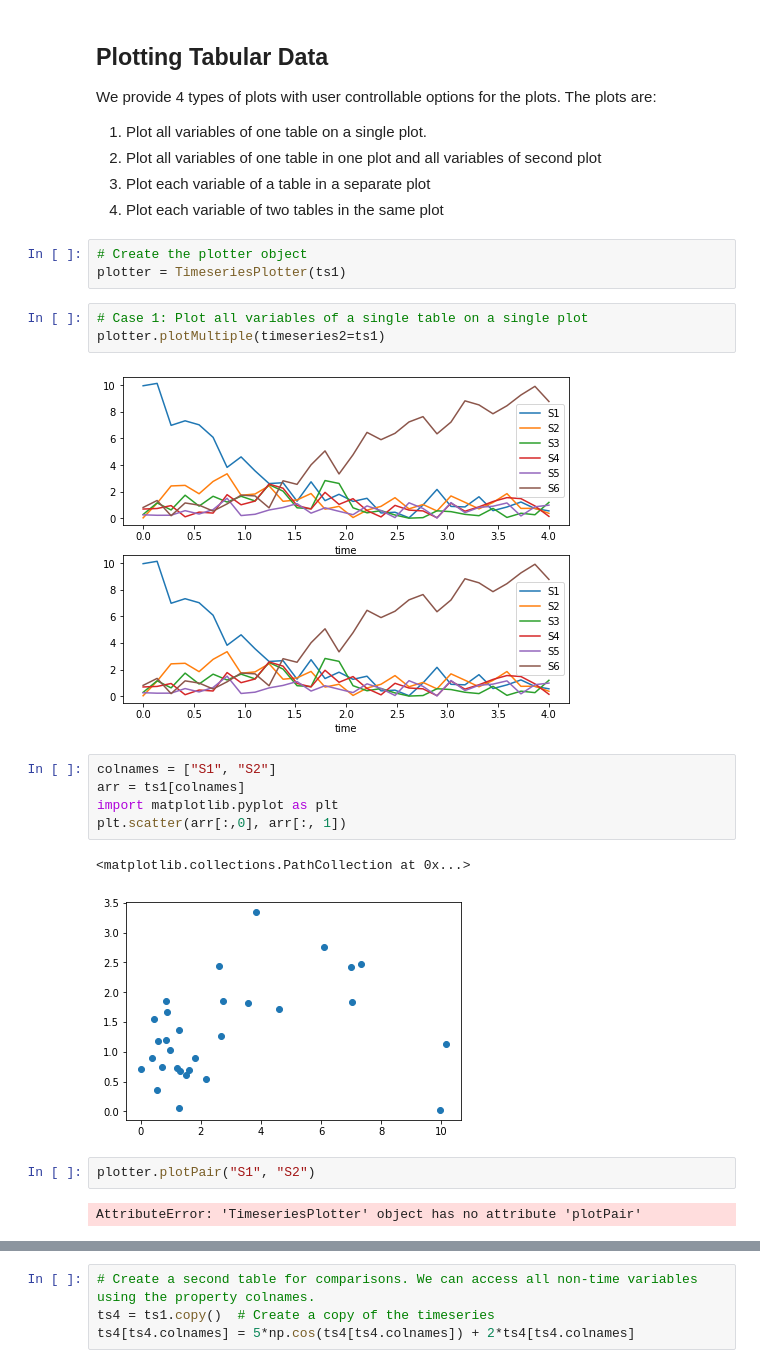
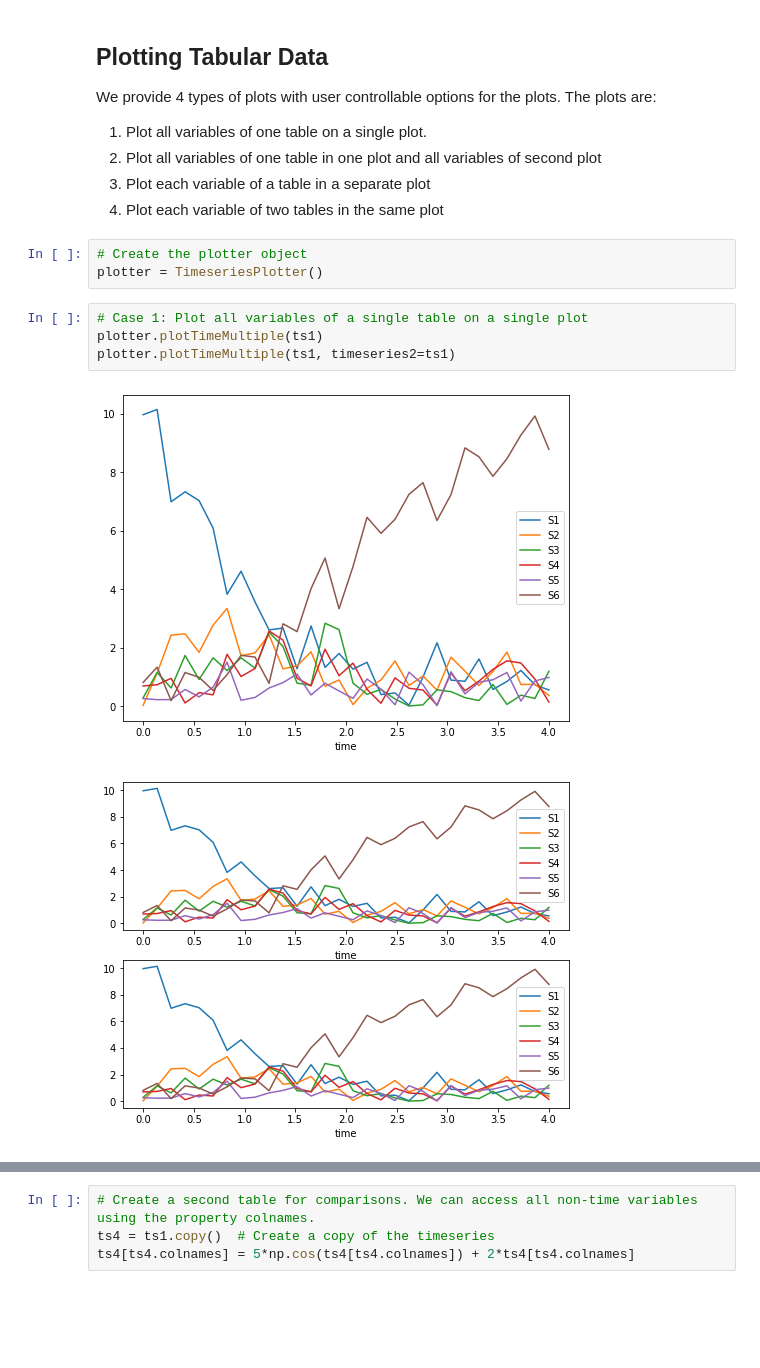
Before and after one commit to sys-bio/teUtils, a Jupyter notebook: teUtils/notebooks/Tutorial on Utilities for Model Fitting.ipynb, the cells around one changed output, grey strips where cells are left out. Cells and saved outputs as stored; diff of their text form; blank space fills up the shorter version.

Commit message:
Updated tutorial; added plotValuePairs

```diff
--- a/teUtils/notebooks/Tutorial on Utilities for Model Fitting.ipynb
+++ b/teUtils/notebooks/Tutorial on Utilities for Model Fitting.ipynb
@@ -242,23 +242,13 @@ We provide 4 types of plots with user controllable options for the plots. The pl
 1.  Plot each variable of two tables in the same plot
 # %%
 # Create the plotter object
-plotter = TimeseriesPlotter(ts1)
+plotter = TimeseriesPlotter()
 # %%
 # Case 1: Plot all variables of a single table on a single plot
-plotter.plotMultiple(timeseries2=ts1)
+plotter.plotTimeMultiple(ts1)
+plotter.plotTimeMultiple(ts1, timeseries2=ts1)
 # %% [output]
-[figure, old version]
+[figure, new version]
+[figure, added]
-# %%
-colnames = ["S1", "S2"]
-arr = ts1[colnames]
-import matplotlib.pyplot as plt
-plt.scatter(arr[:,0], arr[:, 1])
-# %% [output]
-<matplotlib.collections.PathCollection at 0x...>
-[figure, removed]
-# %%
-plotter.plotPair("S1", "S2")
-# %% [output]
-AttributeError: 'TimeseriesPlotter' object has no attribute 'plotPair'
 # %%
 # We can also plot a subset of the variables in a single plot
```
Also changed, not shown: parts of 18 cells of this notebook, 2 other files.
